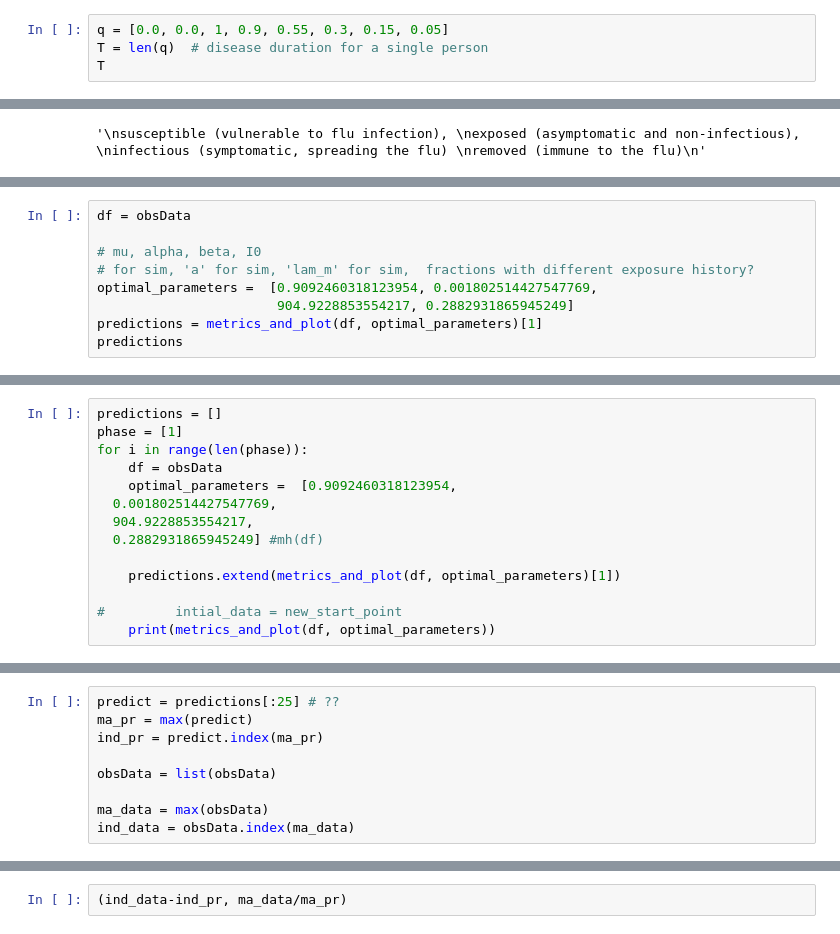
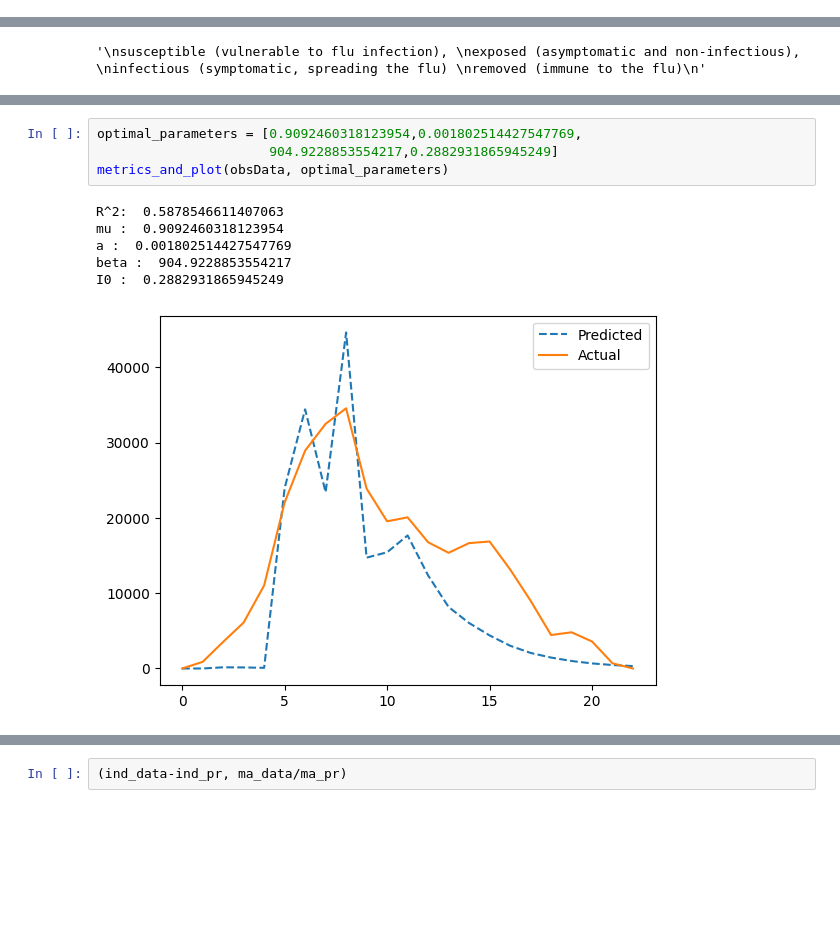
Before and after one commit to Mpkosh/people_are, a Jupyter notebook: abc_mcmc.ipynb, the cells around one changed output, grey strips where cells are left out. Cells and saved outputs as stored; diff of their text form; blank space fills up the shorter version.

```diff
--- a/abc_mcmc.ipynb
+++ b/abc_mcmc.ipynb
@@ -247,4 +94,0 @@ array([[[1., 0., 0., ..., 0., 0., 0.]]])
-# %%
-q = [0.0, 0.0, 1, 0.9, 0.55, 0.3, 0.15, 0.05]
-T = len(q)  # disease duration for a single person
-T
@@ -782,9 +103,0 @@ df
-# %%
-df = obsData
-
-# mu, alpha, beta, I0
-# for sim, 'a' for sim, 'lam_m' for sim,  fractions with different exposure history?
-optimal_parameters =  [0.9092460318123954, 0.001802514427547769,
-                       904.9228853554217, 0.2882931865945249]
-predictions = metrics_and_plot(df, optimal_parameters)[1]
-predictions
@@ -800,14 +103,0 @@ plt.plot(predictions[:25])
-# %%
-predictions = []
-phase = [1]
-for i in range(len(phase)):
-    df = obsData
-    optimal_parameters =  [0.9092460318123954,
-  0.001802514427547769,
-  904.9228853554217,
-  0.2882931865945249] #mh(df)
-
-    predictions.extend(metrics_and_plot(df, optimal_parameters)[1])
-
-#         intial_data = new_start_point
-    print(metrics_and_plot(df, optimal_parameters))
@@ -849,9 +103,0 @@ plt.plot(list(obsData))
-# %%
-predict = predictions[:25] # ??
-ma_pr = max(predict)
-ind_pr = predict.index(ma_pr)
-
-obsData = list(obsData)
-
-ma_data = max(obsData)
-ind_data = obsData.index(ma_data)
@@ -857,0 +308,11 @@ ind_data = obsData.index(ma_data)
+# %%
+optimal_parameters = [0.9092460318123954,0.001802514427547769,
+                      904.9228853554217,0.2882931865945249]
+metrics_and_plot(obsData, optimal_parameters)
+# %% [output]
+R^2:  0.5878546611407063
+mu :  0.9092460318123954
+a :  0.001802514427547769
+beta :  904.9228853554217
+I0 :  0.2882931865945249
+[figure, added]
```
Also changed, not shown: parts of 83 cells of this notebook, 1 other file.
